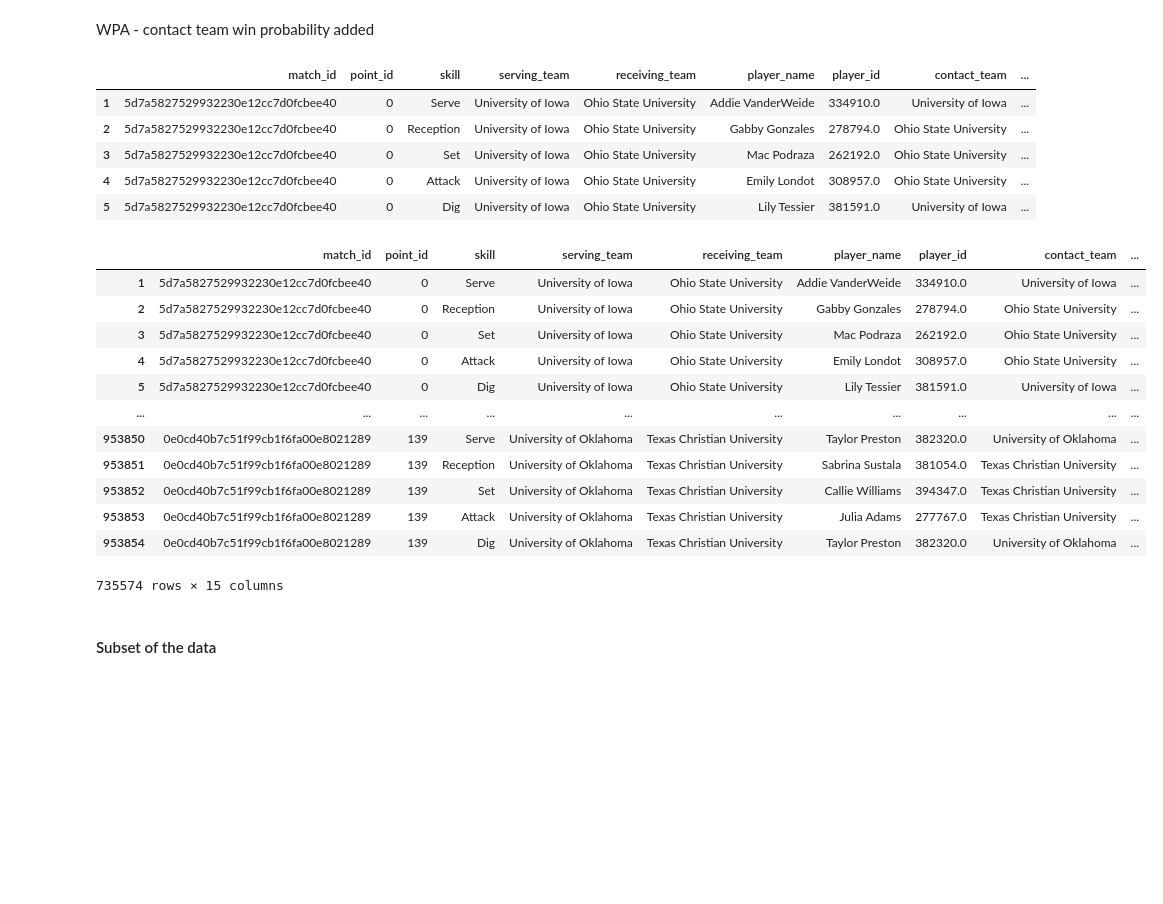
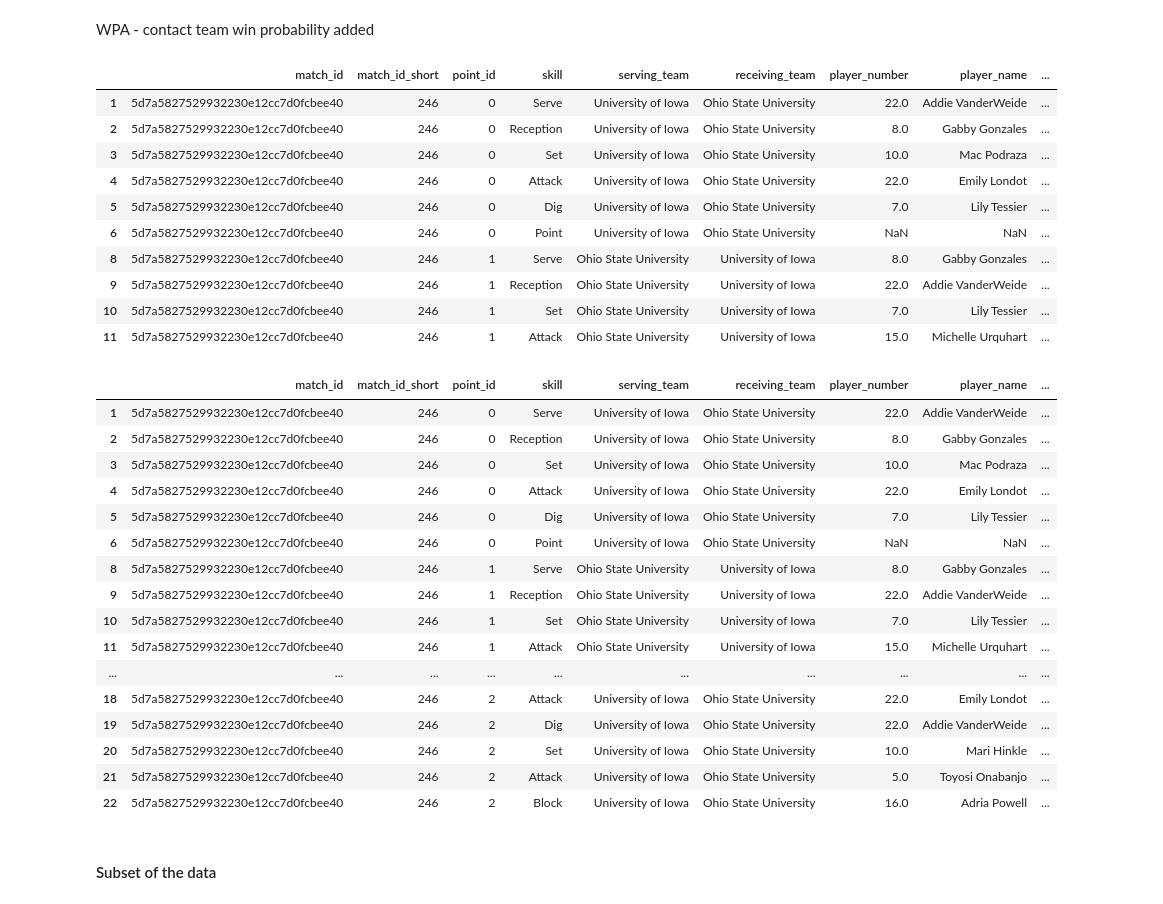
Before and after one commit to AndyZ-CYC/Volleyball_Project, a Jupyter notebook: New_Transition_Matrix_State.ipynb, the cells around one changed output. Saved outputs shown, nothing was run; the diff lists cells and outputs as text; code cells hidden in the pictures; blank space fills up the shorter version.

```diff
--- a/New_Transition_Matrix_State.ipynb
+++ b/New_Transition_Matrix_State.ipynb
@@ -302,0 +330,8 @@ sym_transition_matrix.to_csv('./data/sym_transition_matrix.csv')
+# %%
+absorbing_states = ['R_P', 'S_P']
+
+new_index_order = [state for state in transition_matrix.index if state not in absorbing_states] + absorbing_states
+new_column_order = [state for state in transition_matrix.columns if state not in absorbing_states] + absorbing_states
+
+canonical_transition_matrix = transition_matrix.reindex(index=new_index_order, columns=new_column_order)
+canonical_sym_transition_matrix = sym_transition_matrix.reindex(index=new_index_order, columns=new_column_order)
@@ -336,14 +374,16 @@ sym_absorption_probabilities.to_excel('./data/sym_absorption_prob_short.xlsx')
 # %% [markdown]
 WPA - contact team win probability added
 # %%
-state_cols = ['match_id', 'point_id', 'skill', 'serving_team', 'player_name', 'player_id',
+state_cols = ['match_id', 'match_id_short', 'point_id', 'skill', 'serving_team',
+              'player_name', 'player_id', 'player_number',
               'team', 'side', 'point', 'prev_state', 'short_state']
 # Keep useful columns and rename them
 output_df = state_df[state_cols]
 output_df.rename(columns={'short_state': 'state',
                           'team': 'contact_team',
                           'side': 'side_of_contact'}, inplace=True)
-output_df.dropna(subset=['player_name'], inplace=True)
+# output_df.dropna(subset=['player_name'], inplace=True)
+output_df.dropna(subset=['state'], inplace=True)
 output_df['player_id'] = output_df['player_id'].abs()
 # %%
 match_teams_dict = state_df.dropna(subset=['team']).groupby('match_id').agg({
@@ -360,19 +400,26 @@ def get_receiving_team(row):
 # Apply the function to each row and create the 'receiving_team' column
 output_df['receiving_team'] = output_df.apply(get_receiving_team, axis=1)
 # %%
-output_df = output_df[['match_id', 'point_id', 'skill', 'serving_team', 'receiving_team',
+output_df = output_df[['match_id', 'match_id_short', 'point_id', 'skill', 'serving_team', 'receiving_team', 'player_number',
                        'player_name', 'player_id', 'contact_team', 'side_of_contact', 'point', 'prev_state', 'state']]
-output_df.head(5)
+output_df.head(10)
 # %% [output]
-|  | match_id | point_id | skill | serving_team | receiving_team | player_name | player_id | contact_team | ... |
-| 1 | 5d7a5827529932230e12cc7d0fcbee40 | 0 | Serve | University of Iowa | Ohio State University | Addie VanderWeide | 334910.0 | University of Iowa | ... |
-| 2 | 5d7a5827529932230e12cc7d0fcbee40 | 0 | Reception | University of Iowa | Ohio State University | Gabby Gonzales | 278794.0 | Ohio State University | ... |
-| 3 | 5d7a5827529932230e12cc7d0fcbee40 | 0 | Set | University of Iowa | Ohio State University | Mac Podraza | 262192.0 | Ohio State University | ... |
-| 4 | 5d7a5827529932230e12cc7d0fcbee40 | 0 | Attack | University of Iowa | Ohio State University | Emily Londot | 308957.0 | Ohio State University | ... |
-| 5 | 5d7a5827529932230e12cc7d0fcbee40 | 0 | Dig | University of Iowa | Ohio State University | Lily Tessier | 381591.0 | University of Iowa | ... |
+|  | match_id | match_id_short | point_id | skill | serving_team | receiving_team | player_number | player_name | ... |
+| 1 | 5d7a5827529932230e12cc7d0fcbee40 | 246 | 0 | Serve | University of Iowa | Ohio State University | 22.0 | Addie VanderWeide | ... |
+| 2 | 5d7a5827529932230e12cc7d0fcbee40 | 246 | 0 | Reception | University of Iowa | Ohio State University | 8.0 | Gabby Gonzales | ... |
+| 3 | 5d7a5827529932230e12cc7d0fcbee40 | 246 | 0 | Set | University of Iowa | Ohio State University | 10.0 | Mac Podraza | ... |
+| 4 | 5d7a5827529932230e12cc7d0fcbee40 | 246 | 0 | Attack | University of Iowa | Ohio State University | 22.0 | Emily Londot | ... |
+| 5 | 5d7a5827529932230e12cc7d0fcbee40 | 246 | 0 | Dig | University of Iowa | Ohio State University | 7.0 | Lily Tessier | ... |
+| 6 | 5d7a5827529932230e12cc7d0fcbee40 | 246 | 0 | Point | University of Iowa | Ohio State University | NaN | NaN | ... |
+| 8 | 5d7a5827529932230e12cc7d0fcbee40 | 246 | 1 | Serve | Ohio State University | University of Iowa | 8.0 | Gabby Gonzales | ... |
+| 9 | 5d7a5827529932230e12cc7d0fcbee40 | 246 | 1 | Reception | Ohio State University | University of Iowa | 22.0 | Addie VanderWeide | ... |
+| 10 | 5d7a5827529932230e12cc7d0fcbee40 | 246 | 1 | Set | Ohio State University | University of Iowa | 7.0 | Lily Tessier | ... |
+| 11 | 5d7a5827529932230e12cc7d0fcbee40 | 246 | 1 | Attack | Ohio State University | University of Iowa | 15.0 | Michelle Urquhart | ... |
 # %%
 # create prob_dict with R_P absorption probabilities
 prob_dict = sym_absorption_probabilities['R_P'].to_dict()
+prob_dict['R_P'] = 1
+prob_dict['S_P'] = 0
 
 def state_win_prob(row):
     # If the contact side is R, return the absorption prob of "R_P"
@@ -386,7 +433,8 @@ def prev_state_win_prob(row):
     # If the contact side is R, return the absorption prob of "R_P"
     # If the contact side is S, return the absorption prob of "S_P"
     if pd.isna(row['prev_state']):
-        return None
+        # serve, starting from 0.42095
+        return 0.42095
     if row['side_of_contact'] == 'R':
         return prob_dict[row['prev_state']]
     else:
@@ -396,19 +444,23 @@ output_df['prev_state_win_prob'] = output_df.apply(prev_state_win_prob, axis=1)
 output_df['state_win_prob'] = output_df.apply(state_win_prob, axis=1)
 output_df['WPA'] = output_df['state_win_prob'] - output_df['prev_state_win_prob']
 # %%
-output_df
+output_df.head(20)
 # %% [output]
-|  | match_id | point_id | skill | serving_team | receiving_team | player_name | player_id | contact_team | ... |
-| 1 | 5d7a5827529932230e12cc7d0fcbee40 | 0 | Serve | University of Iowa | Ohio State University | Addie VanderWeide | 334910.0 | University of Iowa | ... |
-| 2 | 5d7a5827529932230e12cc7d0fcbee40 | 0 | Reception | University of Iowa | Ohio State University | Gabby Gonzales | 278794.0 | Ohio State University | ... |
-| 3 | 5d7a5827529932230e12cc7d0fcbee40 | 0 | Set | University of Iowa | Ohio State University | Mac Podraza | 262192.0 | Ohio State University | ... |
-| 4 | 5d7a5827529932230e12cc7d0fcbee40 | 0 | Attack | University of Iowa | Ohio State University | Emily Londot | 308957.0 | Ohio State University | ... |
-| 5 | 5d7a5827529932230e12cc7d0fcbee40 | 0 | Dig | University of Iowa | Ohio State University | Lily Tessier | 381591.0 | University of Iowa | ... |
+|  | match_id | match_id_short | point_id | skill | serving_team | receiving_team | player_number | player_name | ... |
+| 1 | 5d7a5827529932230e12cc7d0fcbee40 | 246 | 0 | Serve | University of Iowa | Ohio State University | 22.0 | Addie VanderWeide | ... |
+| 2 | 5d7a5827529932230e12cc7d0fcbee40 | 246 | 0 | Reception | University of Iowa | Ohio State University | 8.0 | Gabby Gonzales | ... |
+| 3 | 5d7a5827529932230e12cc7d0fcbee40 | 246 | 0 | Set | University of Iowa | Ohio State University | 10.0 | Mac Podraza | ... |
+| 4 | 5d7a5827529932230e12cc7d0fcbee40 | 246 | 0 | Attack | University of Iowa | Ohio State University | 22.0 | Emily Londot | ... |
+| 5 | 5d7a5827529932230e12cc7d0fcbee40 | 246 | 0 | Dig | University of Iowa | Ohio State University | 7.0 | Lily Tessier | ... |
+| 6 | 5d7a5827529932230e12cc7d0fcbee40 | 246 | 0 | Point | University of Iowa | Ohio State University | NaN | NaN | ... |
+| 8 | 5d7a5827529932230e12cc7d0fcbee40 | 246 | 1 | Serve | Ohio State University | University of Iowa | 8.0 | Gabby Gonzales | ... |
+| 9 | 5d7a5827529932230e12cc7d0fcbee40 | 246 | 1 | Reception | Ohio State University | University of Iowa | 22.0 | Addie VanderWeide | ... |
+| 10 | 5d7a5827529932230e12cc7d0fcbee40 | 246 | 1 | Set | Ohio State University | University of Iowa | 7.0 | Lily Tessier | ... |
+| 11 | 5d7a5827529932230e12cc7d0fcbee40 | 246 | 1 | Attack | Ohio State University | University of Iowa | 15.0 | Michelle Urquhart | ... |
 | ... | ... | ... | ... | ... | ... | ... | ... | ... | ... |
-| 953850 | 0e0cd40b7c51f99cb1f6fa00e8021289 | 139 | Serve | University of Oklahoma | Texas Christian University | Taylor Preston | 382320.0 | University of Oklahoma | ... |
-| 953851 | 0e0cd40b7c51f99cb1f6fa00e8021289 | 139 | Reception | University of Oklahoma | Texas Christian University | Sabrina Sustala | 381054.0 | Texas Christian University | ... |
-| 953852 | 0e0cd40b7c51f99cb1f6fa00e8021289 | 139 | Set | University of Oklahoma | Texas Christian University | Callie Williams | 394347.0 | Texas Christian University | ... |
-| 953853 | 0e0cd40b7c51f99cb1f6fa00e8021289 | 139 | Attack | University of Oklahoma | Texas Christian University | Julia Adams | 277767.0 | Texas Christian University | ... |
-| 953854 | 0e0cd40b7c51f99cb1f6fa00e8021289 | 139 | Dig | University of Oklahoma | Texas Christian University | Taylor Preston | 382320.0 | University of Oklahoma | ... |
+| 18 | 5d7a5827529932230e12cc7d0fcbee40 | 246 | 2 | Attack | University of Iowa | Ohio State University | 22.0 | Emily Londot | ... |
+| 19 | 5d7a5827529932230e12cc7d0fcbee40 | 246 | 2 | Dig | University of Iowa | Ohio State University | 22.0 | Addie VanderWeide | ... |
+| 20 | 5d7a5827529932230e12cc7d0fcbee40 | 246 | 2 | Set | University of Iowa | Ohio State University | 10.0 | Mari Hinkle | ... |
+| 21 | 5d7a5827529932230e12cc7d0fcbee40 | 246 | 2 | Attack | University of Iowa | Ohio State University | 5.0 | Toyosi Onabanjo | ... |
+| 22 | 5d7a5827529932230e12cc7d0fcbee40 | 246 | 2 | Block | University of Iowa | Ohio State University | 16.0 | Adria Powell | ... |
-735574 rows × 15 columns
 # %%
```
Also changed, not shown: parts of 55 cells of this notebook, 1 other file.
